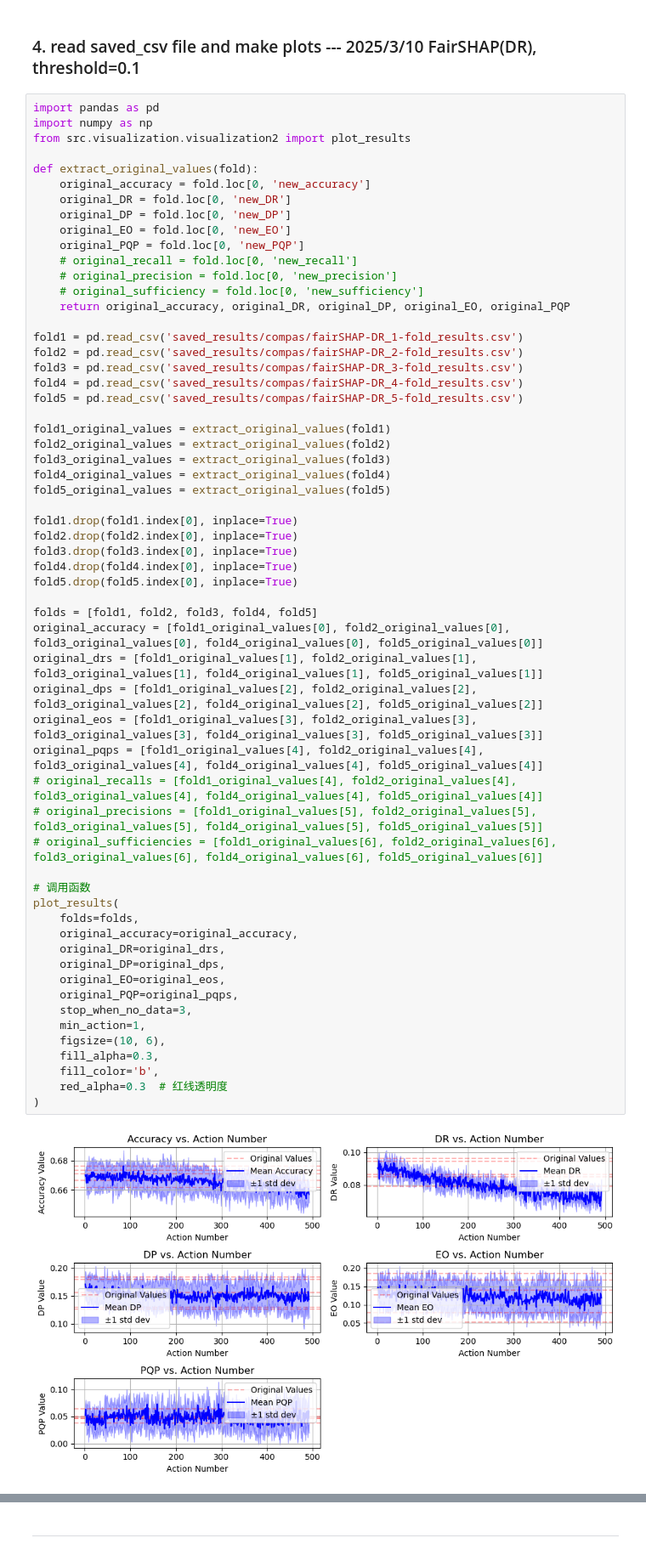
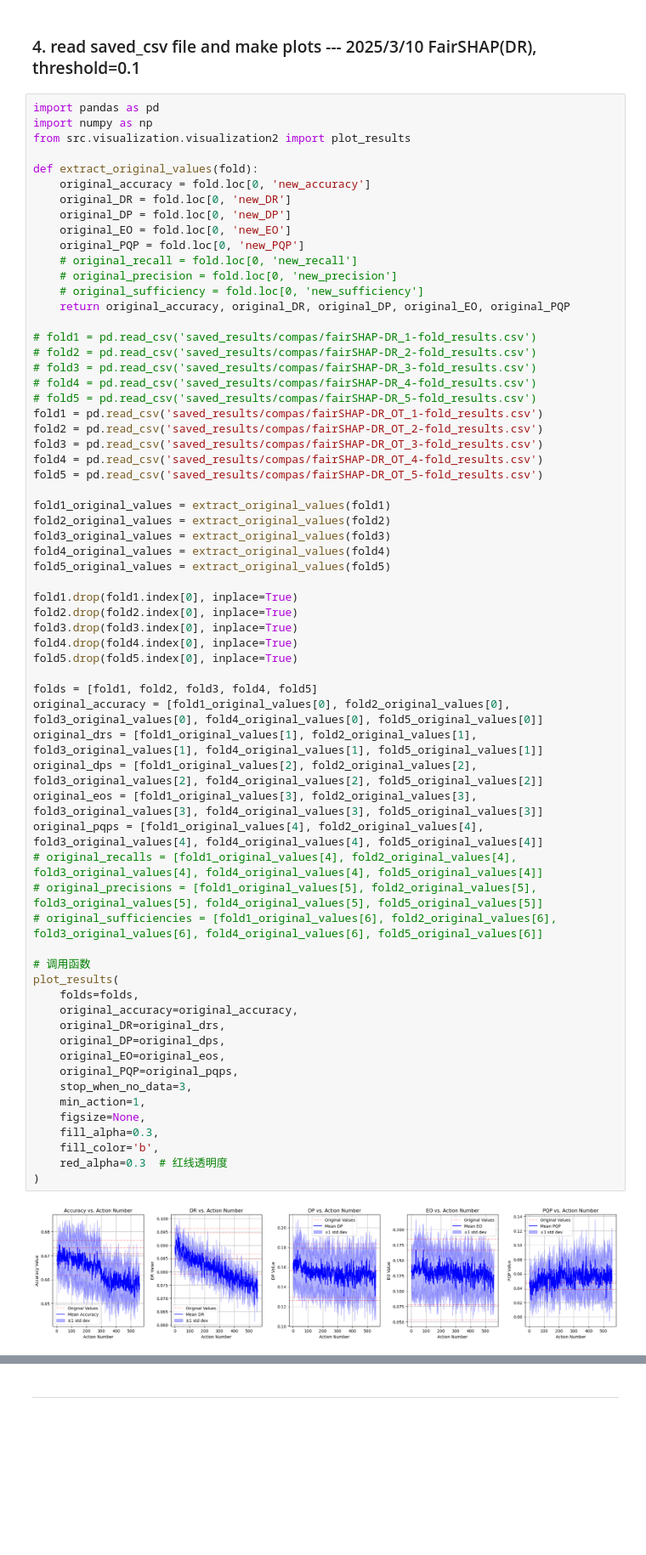
Before and after one commit to youlei202/FairSHAP, a Jupyter notebook: zzzz_5fold_compas.ipynb, the cells around one changed output, grey strips where cells are left out. Shown at 85% size. Saved outputs shown, nothing was run; the diff lists cells and outputs as text; blank space fills up the shorter version.

```diff
--- a/zzzz_5fold_compas.ipynb
+++ b/zzzz_5fold_compas.ipynb
@@ -73,11 +73,16 @@ def extract_original_values(fold):
     # original_sufficiency = fold.loc[0, 'new_sufficiency']
     return original_accuracy, original_DR, original_DP, original_EO, original_PQP
 
-fold1 = pd.read_csv('saved_results/compas/fairSHAP-DR_1-fold_results.csv')
-fold2 = pd.read_csv('saved_results/compas/fairSHAP-DR_2-fold_results.csv')
-fold3 = pd.read_csv('saved_results/compas/fairSHAP-DR_3-fold_results.csv')
-fold4 = pd.read_csv('saved_results/compas/fairSHAP-DR_4-fold_results.csv')
-fold5 = pd.read_csv('saved_results/compas/fairSHAP-DR_5-fold_results.csv')
+# fold1 = pd.read_csv('saved_results/compas/fairSHAP-DR_1-fold_results.csv')
+# fold2 = pd.read_csv('saved_results/compas/fairSHAP-DR_2-fold_results.csv')
+# fold3 = pd.read_csv('saved_results/compas/fairSHAP-DR_3-fold_results.csv')
+# fold4 = pd.read_csv('saved_results/compas/fairSHAP-DR_4-fold_results.csv')
+# fold5 = pd.read_csv('saved_results/compas/fairSHAP-DR_5-fold_results.csv')
+fold1 = pd.read_csv('saved_results/compas/fairSHAP-DR_OT_1-fold_results.csv')
+fold2 = pd.read_csv('saved_results/compas/fairSHAP-DR_OT_2-fold_results.csv')
+fold3 = pd.read_csv('saved_results/compas/fairSHAP-DR_OT_3-fold_results.csv')
+fold4 = pd.read_csv('saved_results/compas/fairSHAP-DR_OT_4-fold_results.csv')
+fold5 = pd.read_csv('saved_results/compas/fairSHAP-DR_OT_5-fold_results.csv')
 
 fold1_original_values = extract_original_values(fold1)
 fold2_original_values = extract_original_values(fold2)
@@ -89,35 +94,35 @@ fold1.drop(fold1.index[0], inplace=True)
 fold2.drop(fold2.index[0], inplace=True)
 fold3.drop(fold3.index[0], inplace=True)
 fold4.drop(fold4.index[0], inplace=True)
 fold5.drop(fold5.index[0], inplace=True)
 
 folds = [fold1, fold2, fold3, fold4, fold5]
 original_accuracy = [fold1_original_values[0], fold2_original_values[0], fold3_original_values[0], fold4_original_values[0], fold5_original_values[0]]
 original_drs = [fold1_original_values[1], fold2_original_values[1], fold3_original_values[1], fold4_original_values[1], fold5_original_values[1]]
 original_dps = [fold1_original_values[2], fold2_original_values[2], fold3_original_values[2], fold4_original_values[2], fold5_original_values[2]]
 original_eos = [fold1_original_values[3], fold2_original_values[3], fold3_original_values[3], fold4_original_values[3], fold5_original_values[3]]
 original_pqps = [fold1_original_values[4], fold2_original_values[4], fold3_original_values[4], fold4_original_values[4], fold5_original_values[4]]
 # original_recalls = [fold1_original_values[4], fold2_original_values[4], fold3_original_values[4], fold4_original_values[4], fold5_original_values[4]]
 # original_precisions = [fold1_original_values[5], fold2_original_values[5], fold3_original_values[5], fold4_original_values[5], fold5_original_values[5]]
 # original_sufficiencies = [fold1_original_values[6], fold2_original_values[6], fold3_original_values[6], fold4_original_values[6], fold5_original_values[6]]
 
 # 调用函数
 plot_results(
     folds=folds,
     original_accuracy=original_accuracy,
     original_DR=original_drs,
     original_DP=original_dps,
     original_EO=original_eos,
     original_PQP=original_pqps,
     stop_when_no_data=3,
     min_action=1,
-    figsize=(10, 6),
+    figsize=None,
     fill_alpha=0.3,
     fill_color='b',
     red_alpha=0.3  # 红线透明度
 )
 # %% [output]
-[figure, old version]
+[figure, new version]
 # %%
 fold_last_rows = [
     fold1.iloc[-1],
```
Also changed, not shown: parts of 3 cells of this notebook, 7 other files.
